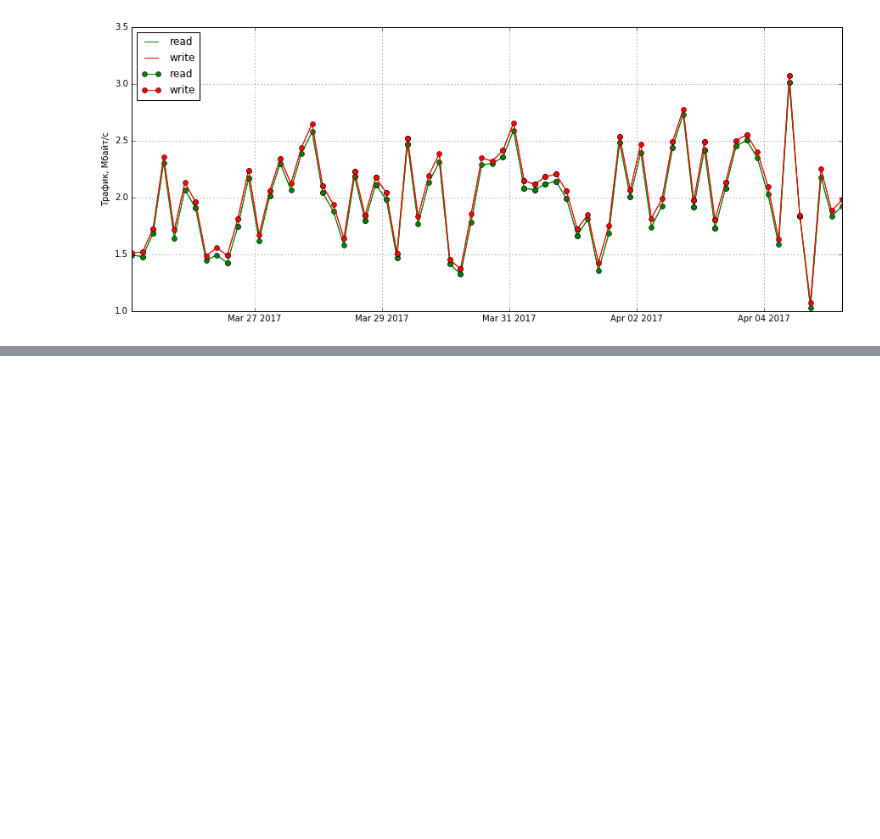
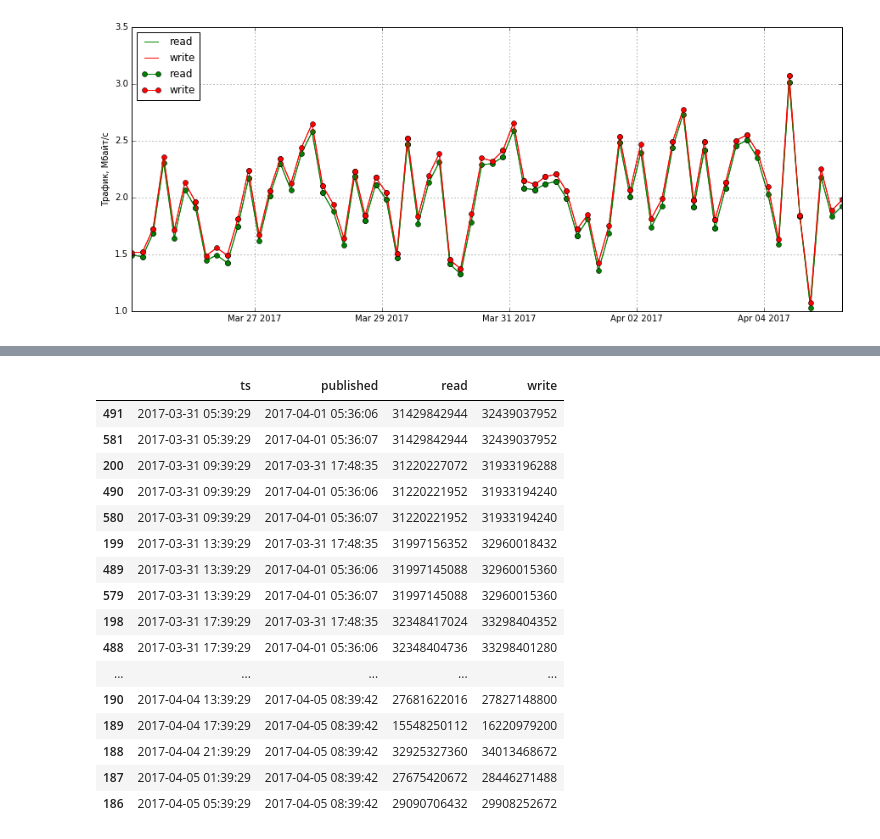
Before and after one commit to darkk/off-and-on-again, a Jupyter notebook: Off and on again.ipynb, the cells around one changed output, grey strips where cells are left out. Saved outputs shown, nothing was run; the diff lists cells and outputs as text; code cells hidden in the pictures; blank space fills up the shorter version.

```diff
--- a/Off and on again.ipynb
+++ b/Off and on again.ipynb
@@ -164,0 +185,20 @@ pyplot.grid()
+# %%
+sample[60:]
+# %% [output]
+|  | ts | published | read | write |
+| 491 | 2017-03-31 05:39:29 | 2017-04-01 05:36:06 | 31429842944 | 32439037952 |
+| 581 | 2017-03-31 05:39:29 | 2017-04-01 05:36:07 | 31429842944 | 32439037952 |
+| 200 | 2017-03-31 09:39:29 | 2017-03-31 17:48:35 | 31220227072 | 31933196288 |
+| 490 | 2017-03-31 09:39:29 | 2017-04-01 05:36:06 | 31220221952 | 31933194240 |
+| 580 | 2017-03-31 09:39:29 | 2017-04-01 05:36:07 | 31220221952 | 31933194240 |
+| 199 | 2017-03-31 13:39:29 | 2017-03-31 17:48:35 | 31997156352 | 32960018432 |
+| 489 | 2017-03-31 13:39:29 | 2017-04-01 05:36:06 | 31997145088 | 32960015360 |
+| 579 | 2017-03-31 13:39:29 | 2017-04-01 05:36:07 | 31997145088 | 32960015360 |
+| 198 | 2017-03-31 17:39:29 | 2017-03-31 17:48:35 | 32348417024 | 33298404352 |
+| 488 | 2017-03-31 17:39:29 | 2017-04-01 05:36:06 | 32348404736 | 33298401280 |
+| ... | ... | ... | ... | ... |
+| 190 | 2017-04-04 13:39:29 | 2017-04-05 08:39:42 | 27681622016 | 27827148800 |
+| 189 | 2017-04-04 17:39:29 | 2017-04-05 08:39:42 | 15548250112 | 16220979200 |
+| 188 | 2017-04-04 21:39:29 | 2017-04-05 08:39:42 | 32925327360 | 34013468672 |
+| 187 | 2017-04-05 01:39:29 | 2017-04-05 08:39:42 | 27675420672 | 28446271488 |
+| 186 | 2017-04-05 05:39:29 | 2017-04-05 08:39:42 | 29090706432 | 29908252672 |
```
Also changed, not shown: parts of 3 cells of this notebook.
